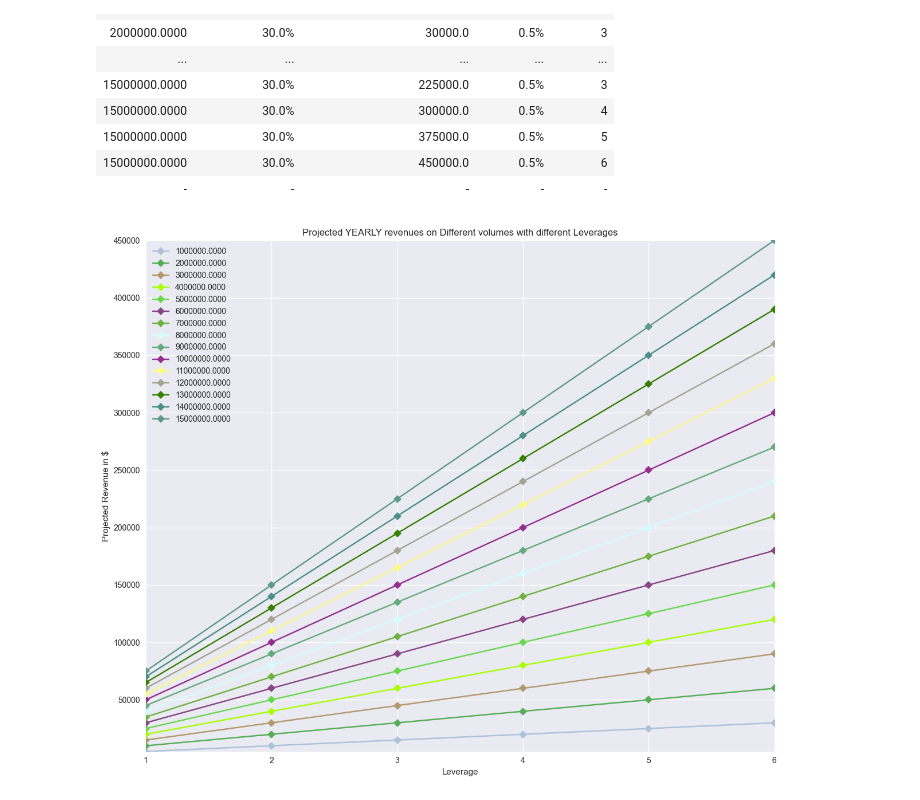
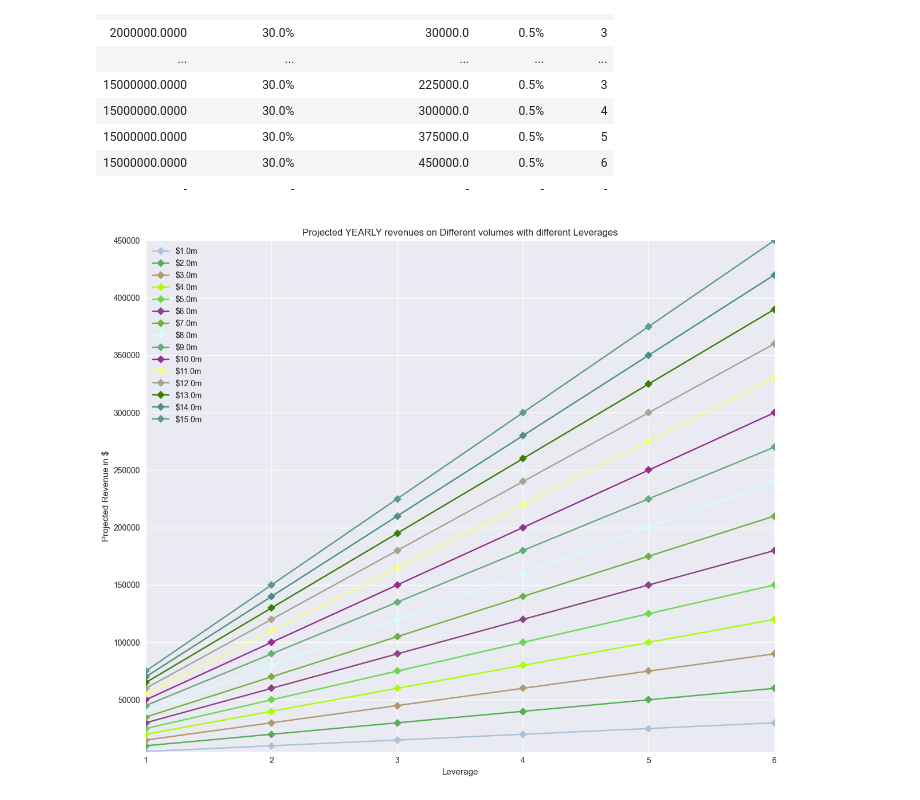
Before and after one commit to Badger-Finance/badger-influence-analytics, a Jupyter notebook: notebooks/ebtc_research/mim_ebtc_research.ipynb, the cells around one changed output. Cells and saved outputs as stored; diff of their text form; code cells hidden in the pictures.

```diff
--- a/notebooks/ebtc_research/mim_ebtc_research.ipynb
+++ b/notebooks/ebtc_research/mim_ebtc_research.ipynb
@@ -56,27 +56,27 @@ display(HTML(df.to_html(index=False)))
 # %%
 # Remove empty rows
 df.drop(df.loc[df['Leverage'] == "-"].index, inplace=True)
 volumes_set = set([table[0] for table in revenue_tables if table[0] != "-"])
 volumes_list = list(volumes_set)
 volumes_list = sorted(volumes_list, key=lambda v: float(v))
 revenues = [table[2] for table in revenue_tables if table[0] != "-"]
 
 fig, ax = plt.subplots()
 fig.tight_layout()
 fig.set_figheight(10)
 fig.set_figwidth(12)
 colors = iter(mcolors.XKCD_COLORS.values())
 for volume in volumes_list:
     df_located = df.loc[df['Volume in $'] == volume]
     line = Line2D(df_located['Leverage'].tolist(), df_located['Projected Yearly Revenue in $'].tolist(), c=next(colors), marker="D", rasterized=True)
     ax.add_line(line)
-    line.set_label(volume)
+    line.set_label(f"${float(volume) / 1000000}m")
 ax.legend()
 ax.set_title('Projected YEARLY revenues on Different volumes with different Leverages')
 ax.set_ylabel('Projected Revenue in $')
 ax.set_xlabel('Leverage')
 ax.set_xlim(min(MIM_LEVERAGES), max(MIM_LEVERAGES))
 ax.set_ylim(min(revenues), max(revenues))
 plt.show()
 # %% [output]
-[figure, old version]
+[figure, new version]
```
Also changed, not shown: 1 other file.
